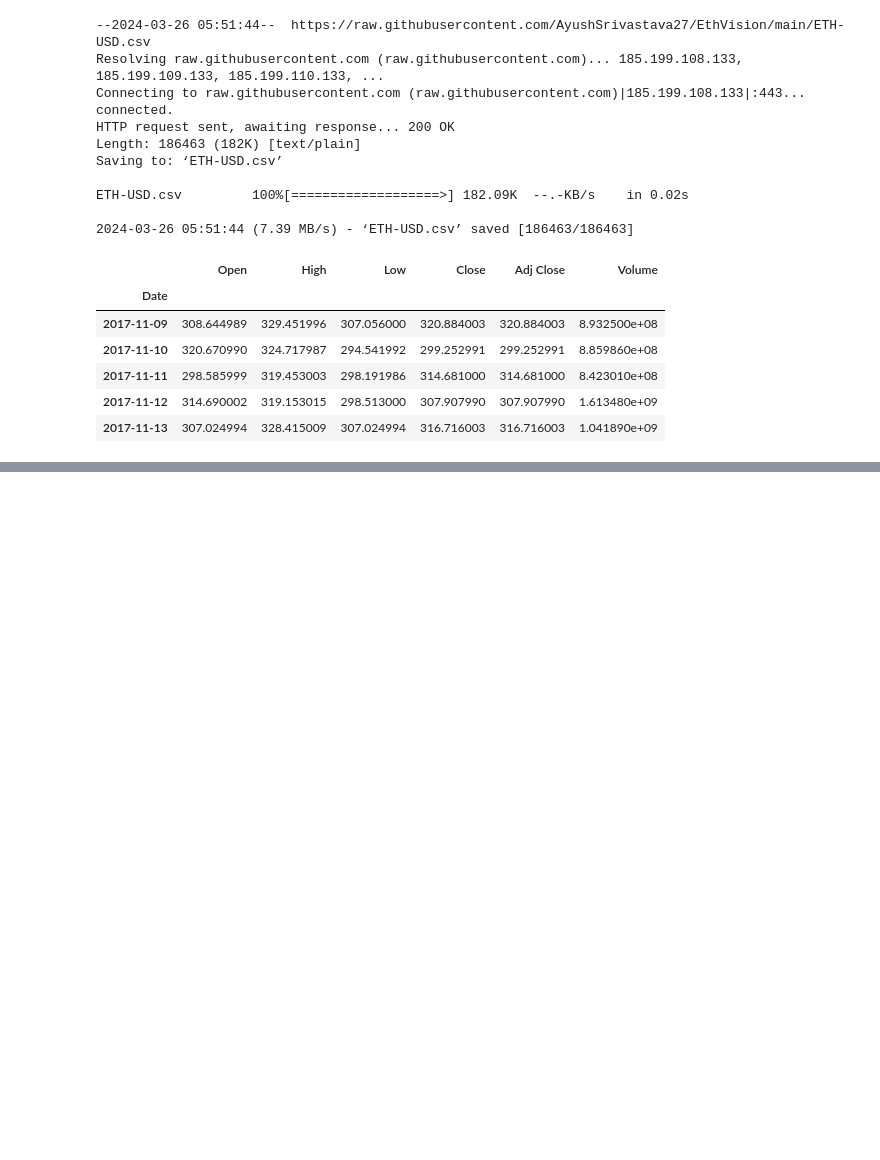
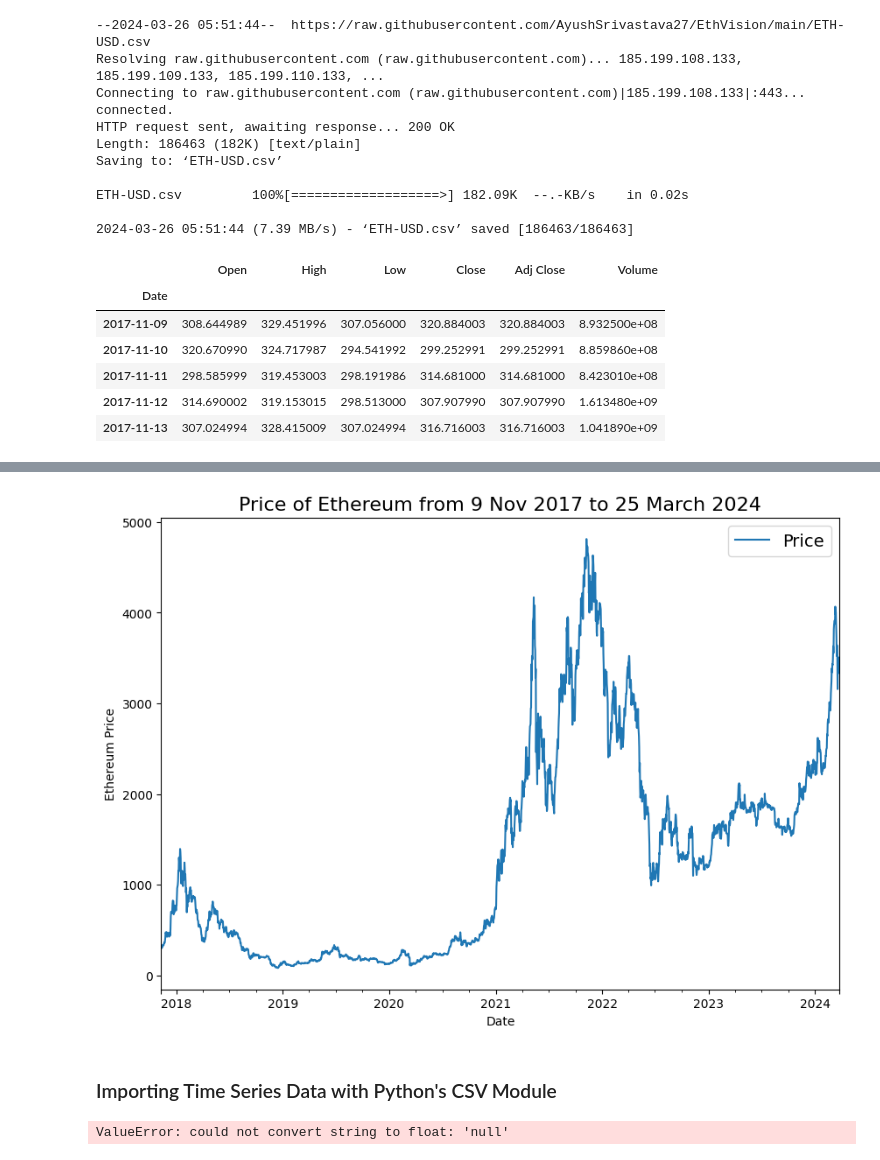
Before and after one commit to AyushSrivastava27/EthVision, a Jupyter notebook: EthVision.ipynb, the cells around one changed output, grey strips where cells are left out. Cells and saved outputs as stored; diff of their text form; code cells hidden in the pictures; blank space fills up the shorter version.

```diff
--- a/EthVision.ipynb
+++ b/EthVision.ipynb
@@ -34,0 +55,4 @@ df.head()
+# %%
+# Only want closing price for each day
+ethereum_prices = pd.DataFrame(df["Close"]).rename(columns={"Close": "Price"})
+ethereum_prices.head()
@@ -34,0 +67,27 @@ df.head()
+# %%
+import matplotlib.pyplot as plt
+ethereum_prices.plot(figsize = (10,7))
+plt.ylabel("Ethereum Price")
+plt.title("Price of Ethereum from 9 Nov 2017 to 25 March 2024", fontsize = 16)
+plt.legend(fontsize = 14);
+# %% [output]
+[figure, added]
+# %% [markdown]
+### Importing Time Series Data with Python's CSV Module
+# %%
+import csv
+from datetime import datetime
+
+timesteps = []
+eth_price = []
+with open("/content/ETH-USD.csv", "r") as f:
+  csv_reader = csv.reader(f, delimiter=",")
+  next(csv_reader)
+  for line in csv_reader:
+    timesteps.append(datetime.strptime(line[0], "%Y-%m-%d"))
+    eth_price.append(line[4])
+
+# View first 10 of each
+timesteps[:10], eth_price[:10]
+# %% [output]
+ValueError: could not convert string to float: 'null'
```
Also changed, not shown: parts of 4 cells of this notebook.
